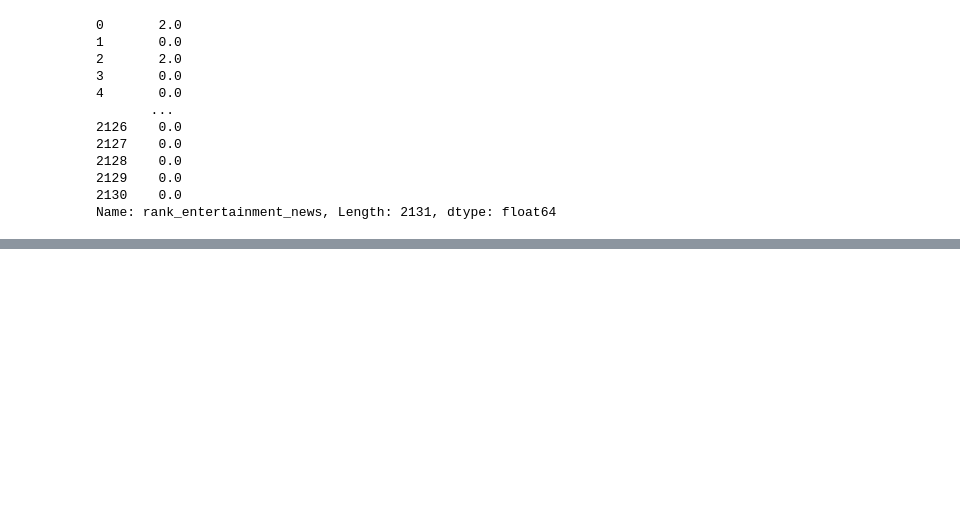
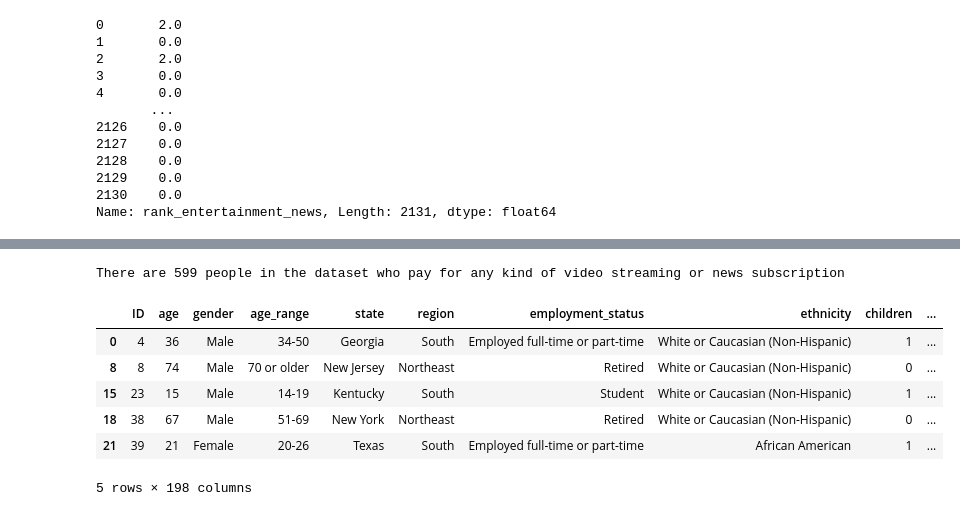
Before and after one commit to abhilashbiswas/customer_segmentation_for_news_outlet, a Jupyter notebook: eda.ipynb, the cells around one changed output, grey strips where cells are left out. Saved outputs shown, nothing was run; the diff lists cells and outputs as text; code cells hidden in the pictures; blank space fills up the shorter version.

```diff
--- a/eda.ipynb
+++ b/eda.ipynb
@@ -212,0 +219,14 @@ Name: rank_entertainment_news, Length: 2131, dtype: float64
+# %%
+# Subset to only those who currently pay for any news or video streaming subscription
+df_subscribers = df[(df['subscriber_newspaper'] == 1) | (df['subscriber_newspaper'] == 1)]
+print(f"There are {len(df_subscribers)} people in the dataset who pay for any kind of video streaming or news subscription")
+df_subscribers.head()
+# %% [output]
+There are 599 people in the dataset who pay for any kind of video streaming or news subscription
+|  | ID | age | gender | age_range | state | region | employment_status | ethnicity | children | ... |
+| 0 | 4 | 36 | Male | 34-50 | Georgia | South | Employed full-time or part-time | White or Caucasian (Non-Hispanic) | 1 | ... |
+| 8 | 8 | 74 | Male | 70 or older | New Jersey | Northeast | Retired | White or Caucasian (Non-Hispanic) | 0 | ... |
+| 15 | 23 | 15 | Male | 14-19 | Kentucky | South | Student | White or Caucasian (Non-Hispanic) | 1 | ... |
+| 18 | 38 | 67 | Male | 51-69 | New York | Northeast | Retired | White or Caucasian (Non-Hispanic) | 0 | ... |
+| 21 | 39 | 21 | Female | 20-26 | Texas | South | Employed full-time or part-time | African American | 1 | ... |
+5 rows × 198 columns
```
Also changed, not shown: parts of 15 cells of this notebook.
